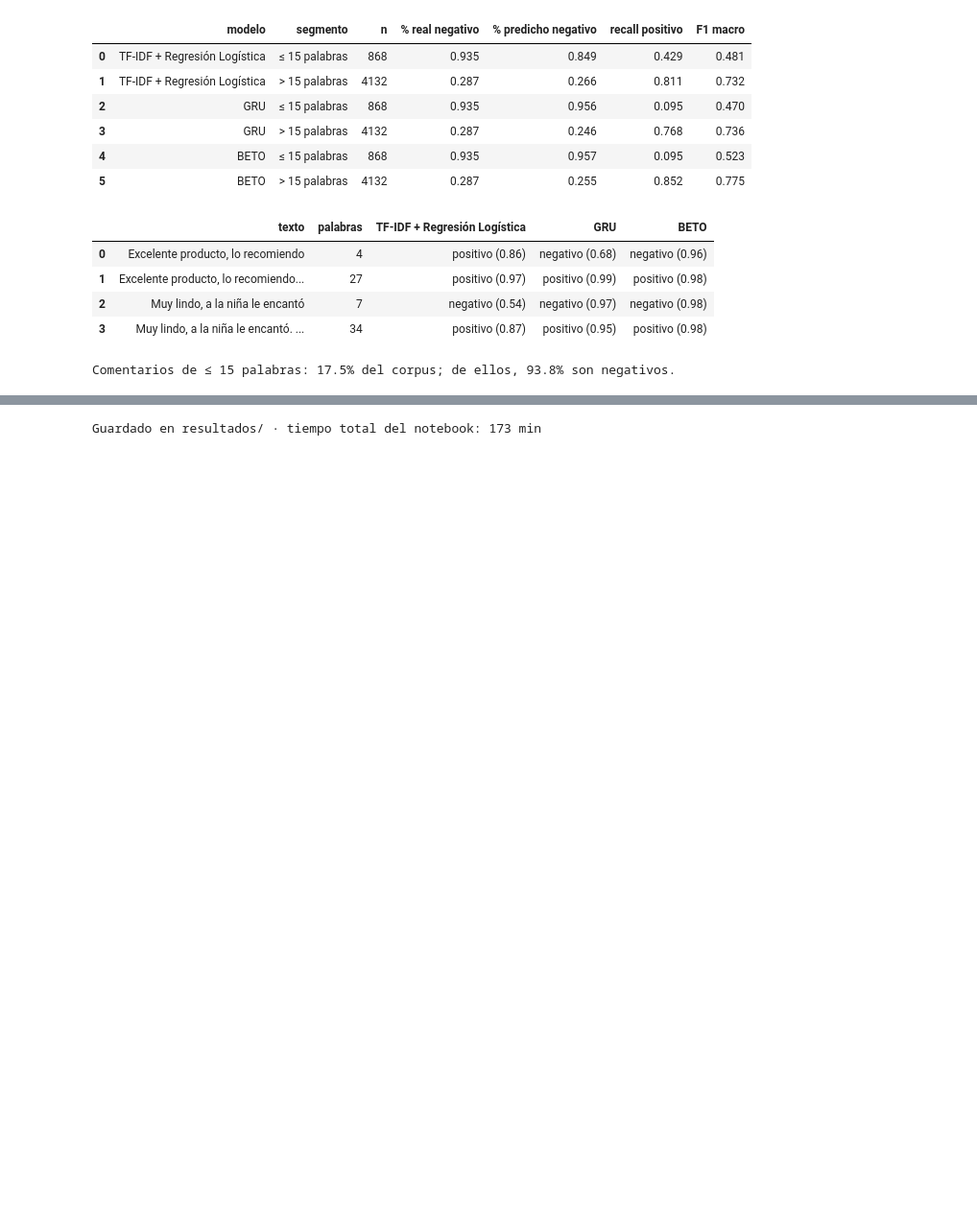
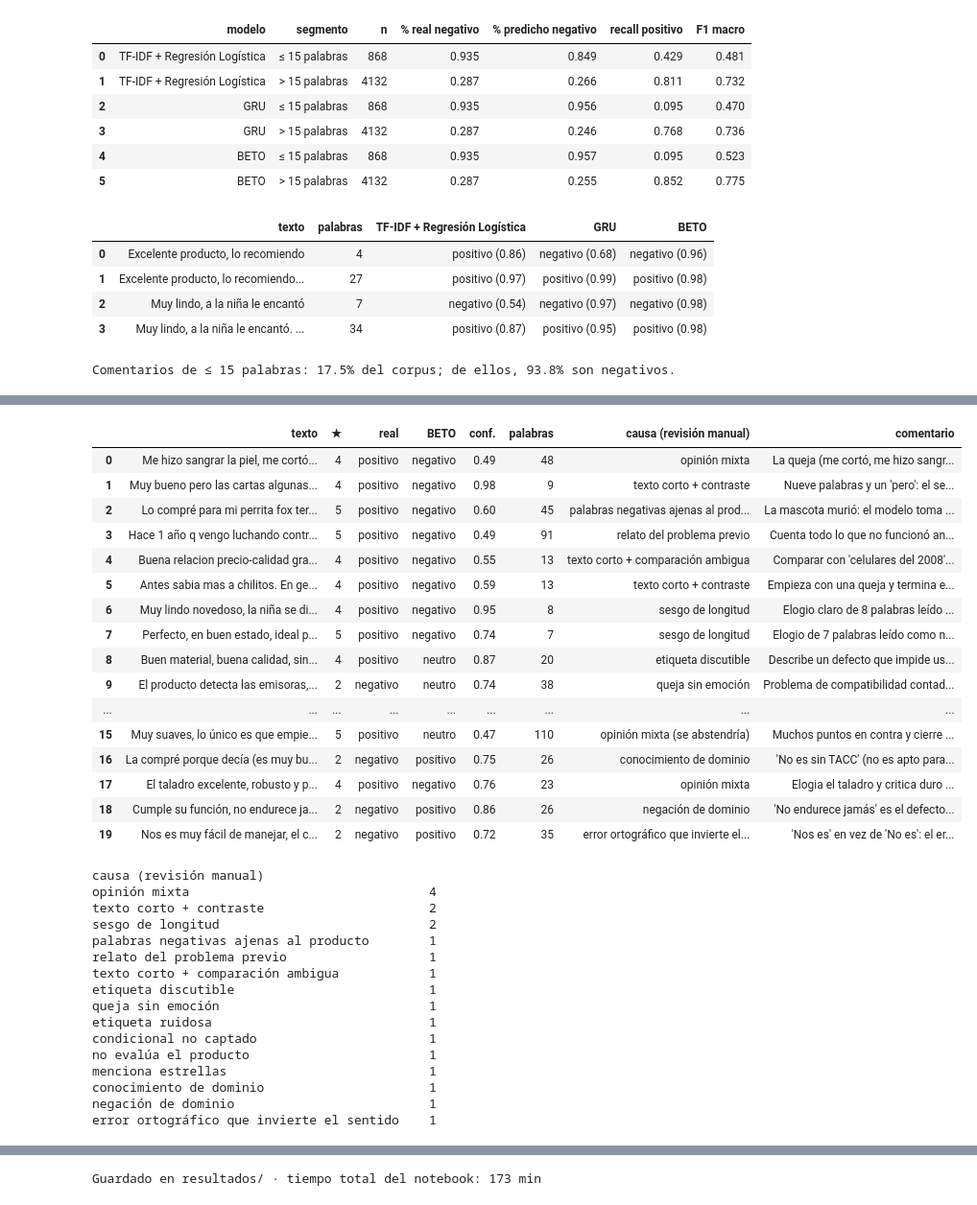
Before and after one commit to pedrogarciar13/proyecto_final_pln, a Jupyter notebook: Proyecto_PLN_Sentimiento_MeLiSA.ipynb, the cells around one changed output, grey strips where cells are left out. Shown at 96% size. Cells and saved outputs as stored; diff of their text form; code cells hidden in the pictures; blank space fills up the shorter version.

```diff
--- a/Proyecto_PLN_Sentimiento_MeLiSA.ipynb
+++ b/Proyecto_PLN_Sentimiento_MeLiSA.ipynb
@@ -1385,0 +1528,69 @@ Cumplen los 4 criterios: {'BETO': False, 'BETO int8': False, 'GRU': False}
+# %%
+revision_manual = [
+    ("Me hizo sangrar la piel", "opinión mixta", "La queja (me cortó, me hizo sangrar) pesa más en el texto que el elogio; con 4★ la etiqueta es discutible."),
+    ("Muy bueno pero las cartas", "texto corto + contraste", "Nueve palabras y un 'pero': el sesgo de longitud lo empuja a negativo."),
+    ("Lo compré para mi perrita", "palabras negativas ajenas al producto", "La mascota murió: el modelo toma esa palabra como queja aunque el producto se elogia."),
+    ("Hace 1 año q vengo luchando", "relato del problema previo", "Cuenta todo lo que no funcionó antes de este producto; la parte negativa ocupa más texto."),
+    ("Buena relacion precio-calidad graba", "texto corto + comparación ambigua", "Comparar con 'celulares del 2008' puede leerse como crítica; además es corto."),
+    ("Antes sabia mas a chilitos", "texto corto + contraste", "Empieza con una queja y termina elogiando; corto."),
+    ("Muy lindo novedoso", "sesgo de longitud", "Elogio claro de 8 palabras leído como negativo con 0,98: el caso típico del atajo corto ⇒ negativo."),
+    ("Perfecto, en buen estado", "sesgo de longitud", "Elogio de 7 palabras leído como negativo."),
+    ("Buen material, buena calidad, sin embargo", "etiqueta discutible", "Describe un defecto que impide usarlo bien; neutro es una lectura razonable aunque tenga 4★."),
+    ("El producto detecta las emisoras", "queja sin emoción", "Problema de compatibilidad contado en tono neutro; el modelo no ve palabras de enojo."),
+    ("No era exactamente igual a la foto", "etiqueta ruidosa", "Tres quejas seguidas y 4★: la estrella no refleja el texto."),
+    ("Son de buena calidad pero no se pudieron", "opinión mixta", "Elogio y defecto que impide el uso; neutro es defendible."),
+    ("Son muy prácticas y realmente cumplirían", "condicional no captado", "'Cumplirían si fueran de mejor calidad' es una crítica en condicional; el modelo ve los elogios."),
+    ("Lo compré para donarlo", "no evalúa el producto", "El autor dice que no lo ha usado y que pone estrellas 'para enviar el mensaje': no es una reseña."),
+    ("Es corte recto, nada que ver", "menciona estrellas", "Explica por qué pone dos estrellas y no una; mezcla de queja y concesión."),
+    ("Muy suaves, lo único es que", "opinión mixta (se abstendría)", "Muchos puntos en contra y cierre con 5★; confianza baja, la abstención lo manda a revisión."),
+    ("La compré porque decía", "conocimiento de dominio", "'No es sin TACC' (no es apto para celíacos) es la queja principal y el modelo no conoce la sigla."),
+    ("El taladro excelente, robusto", "opinión mixta", "Elogia el taladro y critica duro los accesorios; la etiqueta 4★ es discutible."),
+    ("Cumple su función, no endurece", "negación de dominio", "'No endurece jamás' es el defecto principal de un sellador; el modelo lo lee como algo bueno."),
+    ("Nos es muy fácil de manejar", "error ortográfico que invierte el sentido", "'Nos es' en vez de 'No es': el error convierte una queja en un elogio."),
+]
+filas_rm = []
+for inicio, causa_m, comentario in revision_manual:
+    fila = err[err.texto.str.startswith(inicio)]
+    if len(fila):
+        r0 = fila.iloc[0]
+        filas_rm.append({"texto": r0.texto[:90] + ("…" if len(r0.texto) > 90 else ""), "★": r0.review_rate, "real": r0.sentimiento,
+                         "BETO": r0.BETO, "conf.": round(float(r0.conf_BETO), 2), "palabras": len(r0.texto.split()),
+                         "causa (revisión manual)": causa_m, "comentario": comentario})
+revision = pd.DataFrame(filas_rm)
+pd.set_option("display.max_colwidth", 120)
+display(revision)
+print(revision["causa (revisión manual)"].str.split(" \(").str[0].value_counts().to_string())
+# %% [output]
+|  | texto | ★ | real | BETO | conf. | palabras | causa (revisión manual) | comentario |
+| 0 | Me hizo sangrar la piel, me cortó... | 4 | positivo | negativo | 0.49 | 48 | opinión mixta | La queja (me cortó, me hizo sangr... |
+| 1 | Muy bueno pero las cartas algunas... | 4 | positivo | negativo | 0.98 | 9 | texto corto + contraste | Nueve palabras y un 'pero': el se... |
+| 2 | Lo compré para mi perrita fox ter... | 5 | positivo | negativo | 0.60 | 45 | palabras negativas ajenas al prod... | La mascota murió: el modelo toma ... |
+| 3 | Hace 1 año q vengo luchando contr... | 5 | positivo | negativo | 0.49 | 91 | relato del problema previo | Cuenta todo lo que no funcionó an... |
+| 4 | Buena relacion precio-calidad gra... | 4 | positivo | negativo | 0.55 | 13 | texto corto + comparación ambigua | Comparar con 'celulares del 2008'... |
+| 5 | Antes sabia mas a chilitos. En ge... | 4 | positivo | negativo | 0.59 | 13 | texto corto + contraste | Empieza con una queja y termina e... |
+| 6 | Muy lindo novedoso, la niña se di... | 4 | positivo | negativo | 0.95 | 8 | sesgo de longitud | Elogio claro de 8 palabras leído ... |
+| 7 | Perfecto, en buen estado, ideal p... | 5 | positivo | negativo | 0.74 | 7 | sesgo de longitud | Elogio de 7 palabras leído como n... |
+| 8 | Buen material, buena calidad, sin... | 4 | positivo | neutro | 0.87 | 20 | etiqueta discutible | Describe un defecto que impide us... |
+| 9 | El producto detecta las emisoras,... | 2 | negativo | neutro | 0.74 | 38 | queja sin emoción | Problema de compatibilidad contad... |
+| ... | ... | ... | ... | ... | ... | ... | ... | ... |
+| 15 | Muy suaves, lo único es que empie... | 5 | positivo | neutro | 0.47 | 110 | opinión mixta (se abstendría) | Muchos puntos en contra y cierre ... |
+| 16 | La compré porque decía (es muy bu... | 2 | negativo | positivo | 0.75 | 26 | conocimiento de dominio | 'No es sin TACC' (no es apto para... |
+| 17 | El taladro excelente, robusto y p... | 4 | positivo | negativo | 0.76 | 23 | opinión mixta | Elogia el taladro y critica duro ... |
+| 18 | Cumple su función, no endurece ja... | 2 | negativo | positivo | 0.86 | 26 | negación de dominio | 'No endurece jamás' es el defecto... |
+| 19 | Nos es muy fácil de manejar, el c... | 2 | negativo | positivo | 0.72 | 35 | error ortográfico que invierte el... | 'Nos es' en vez de 'No es': el er... |
+causa (revisión manual)
+opinión mixta                                4
+texto corto + contraste                      2
+sesgo de longitud                            2
+palabras negativas ajenas al producto        1
+relato del problema previo                   1
+texto corto + comparación ambigua            1
+etiqueta discutible                          1
+queja sin emoción                            1
+etiqueta ruidosa                             1
+condicional no captado                       1
+no evalúa el producto                        1
+menciona estrellas                           1
+conocimiento de dominio                      1
+negación de dominio                          1
+error ortográfico que invierte el sentido    1
```
Also changed, not shown: parts of 32 cells of this notebook, 31 other files.
